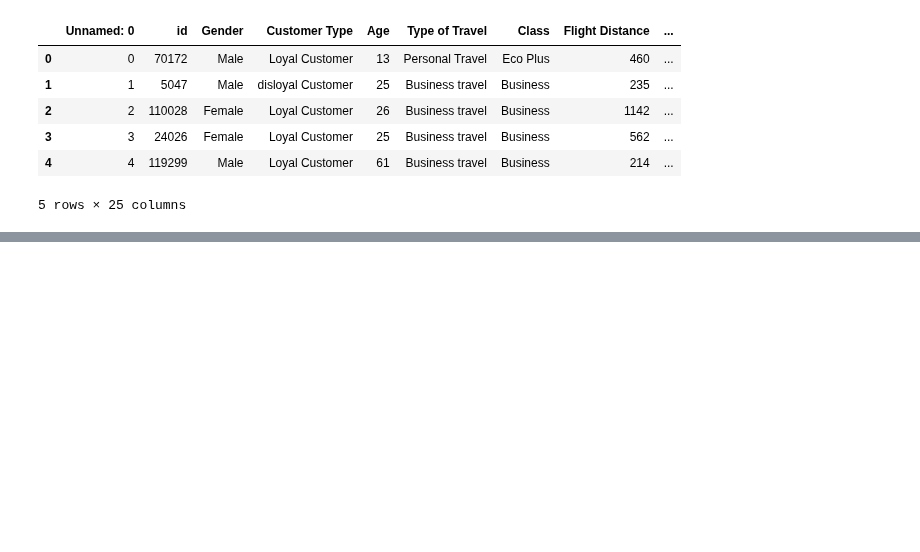
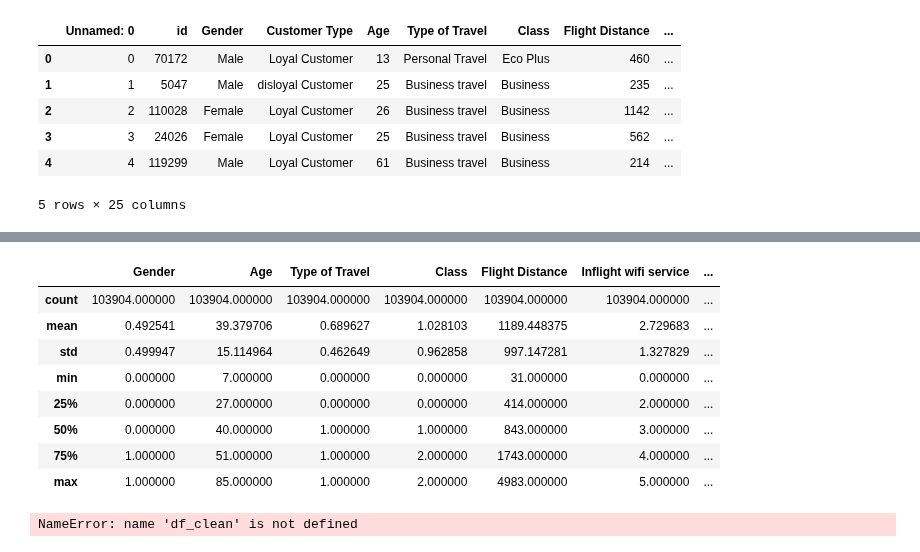
Before and after one commit to Mikelliza16/Proyecto-ML, a Jupyter notebook: notebooks/02_Limpieza.ipynb, the cells around one changed output, grey strips where cells are left out. Saved outputs shown, nothing was run; the diff lists cells and outputs as text; code cells hidden in the pictures; blank space fills up the shorter version.

```diff
--- a/notebooks/02_Limpieza.ipynb
+++ b/notebooks/02_Limpieza.ipynb
@@ -83,0 +172,37 @@ df_test.head()
+# %%
+df.describe()
+# %% [output]
+|  | Gender | Age | Type of Travel | Class | Flight Distance | Inflight wifi service | ... |
+| count | 103904.000000 | 103904.000000 | 103904.000000 | 103904.000000 | 103904.000000 | 103904.000000 | ... |
+| mean | 0.492541 | 39.379706 | 0.689627 | 1.028103 | 1189.448375 | 2.729683 | ... |
+| std | 0.499947 | 15.114964 | 0.462649 | 0.962858 | 997.147281 | 1.327829 | ... |
+| min | 0.000000 | 7.000000 | 0.000000 | 0.000000 | 31.000000 | 0.000000 | ... |
+| 25% | 0.000000 | 27.000000 | 0.000000 | 0.000000 | 414.000000 | 2.000000 | ... |
+| 50% | 0.000000 | 40.000000 | 1.000000 | 1.000000 | 843.000000 | 3.000000 | ... |
+| 75% | 1.000000 | 51.000000 | 1.000000 | 2.000000 | 1743.000000 | 4.000000 | ... |
+| max | 1.000000 | 85.000000 | 1.000000 | 2.000000 | 4983.000000 | 5.000000 | ... |
+# %%
+corr_matrix = df_clean.corr(numeric_only=True)
+
+
+# Configuración del Gráfico
+
+plt.figure(figsize=(14, 12))
+
+# Creamos el heatmap con argumentos específicos para mejorar la visualización
+sns.heatmap(
+    corr_matrix,
+    annot=True,
+    fmt=".2f",
+    cmap="RdBu_r",
+    center=0,
+    linewidths=0.5,
+    cbar_kws={"shrink": .8})
+
+
+plt.tight_layout()
+
+# Mostrar el gráfico
+plt.show()
+# %% [output]
+NameError: name 'df_clean' is not defined
```
Also changed, not shown: parts of 13 cells of this notebook.
